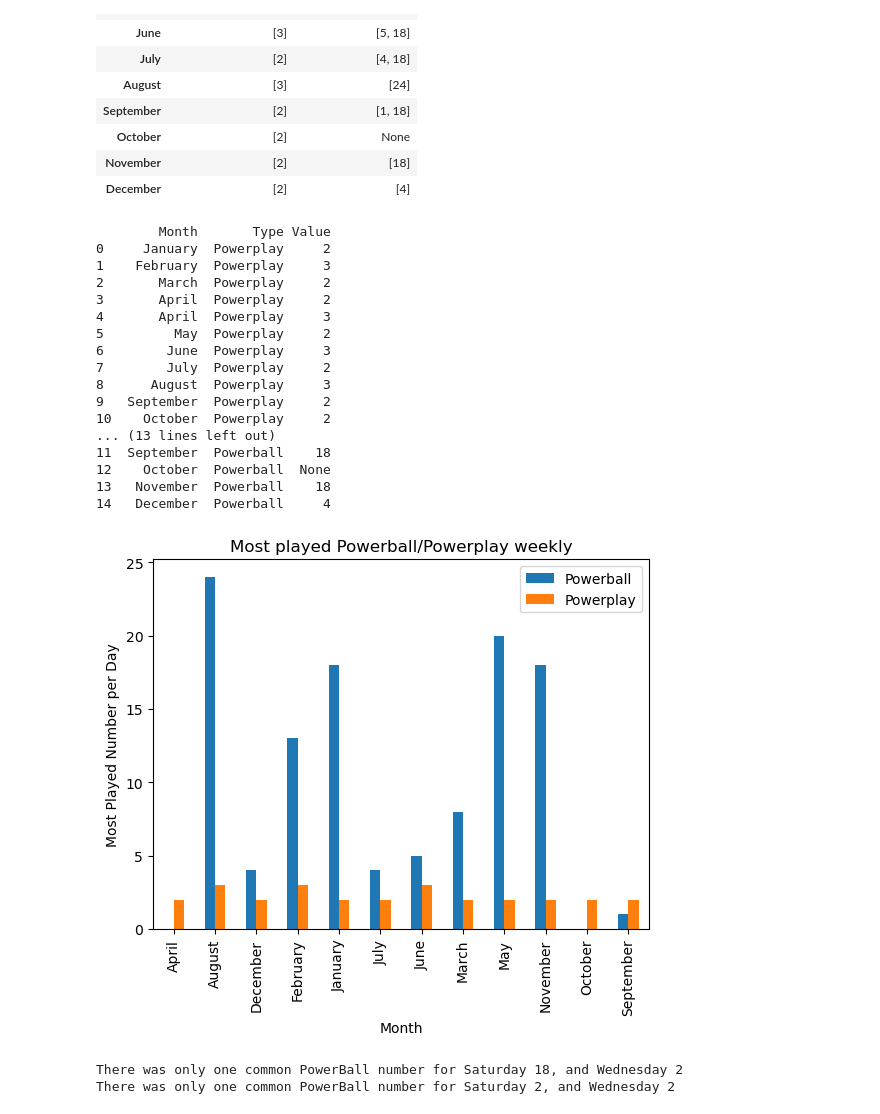
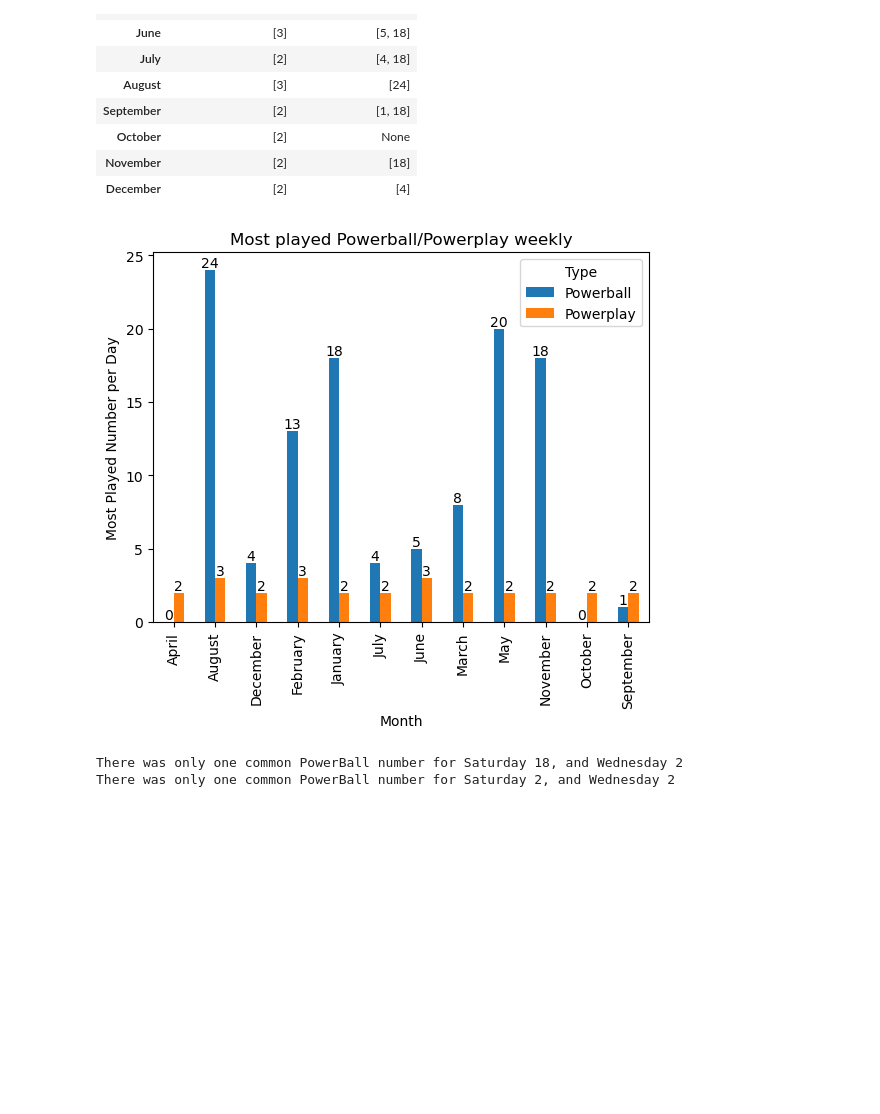
Before and after one commit to JLaydeJ/Project_1, a Jupyter notebook: Project_1_2020.ipynb, the cells around one changed output. Drawn from its saved outputs; the diff is of its cells as text; code cells hidden in the pictures; blank space fills up the shorter version.

```diff
--- a/Project_1_2020.ipynb
+++ b/Project_1_2020.ipynb
@@ -72,7 +72,8 @@ ax.set_xlabel("Weekday")
 ax.set_ylabel("Most Played Number per Day")
 ax.set_title('Most played Powerball/Powerplay weekly')
 ax.legend(title = 'Lottery', loc = 'upper right')
-
+for container in ax.containers:
+    ax.bar_label(container)
 plt.show()
 plt.tight_layout()
 # %% [output]
@@ -192,50 +193,35 @@ One of the most common powerball numbers for the year 2020 was August [3]
 # %%
 # question 2 Graphed
 
 # Explode my combined_common_months_2020 so that I can put it back into a dataframe that is more malleable for graphing
 powerplay_nums = combined_common_months_2020['Common Powerplays'].explode()
 powerball_nums = combined_common_months_2020['Common Powerballs'].explode()
 
 
 # Create a new DataFrame with the exploded data
 powerplay_nums_2020 = pd.DataFrame({'Month': powerplay_nums.index, 'Type': 'Powerplay', 'Value': powerplay_nums.values})
 powerball_nums_2020 = pd.DataFrame({'Month': powerball_nums.index, 'Type': 'Powerball', 'Value': powerball_nums.values})
 
 powerplay_powerball_nums_2020 = pd.concat([powerplay_nums_2020, powerball_nums_2020], axis = 0)
 
-print(powerplay_powerball_nums_2020)
+
 # https://pandas.pydata.org/docs/reference/api/pandas.pivot_table.html, https://pandas.pydata.org/pandas-docs/stable/user_guide/reshaping.html#reshaping-pivot
 # https://builtin.com/data-science/pandas-pivot-tables
 # Index is set to 'Month' in powerplay_powerball_nums_2020
 # Columns is set to 'Type' from powerplay_powerball_nums_2020 (powerball, powerplay)
 # values is set to 'Value' column which is the powerplay numbers and powerball numbers respectively.
 # The aggfunc took longer to figure out, it takes the first non-null value for each index and column values
 
-powerplay_powerball_nums_2020.pivot_table(index='Month', columns='Type', values='Value', aggfunc='first').plot(kind='bar')
+ax = powerplay_powerball_nums_2020.pivot_table(index='Month', columns='Type', values='Value', aggfunc='first').plot(kind='bar')
 plt.ylabel('Most Played Number per Day')
 plt.title('Most played Powerball/Powerplay weekly')
 plt.xticks(rotation=90)
-plt.legend(title=None)
+for container in ax.containers:
+    ax.bar_label(container)
+
 plt.show()
 # %% [output]
-        Month       Type Value
-0     January  Powerplay     2
-1    February  Powerplay     3
-2       March  Powerplay     2
-3       April  Powerplay     2
-4       April  Powerplay     3
-5         May  Powerplay     2
-6        June  Powerplay     3
-7        July  Powerplay     2
-8      August  Powerplay     3
-9   September  Powerplay     2
-10    October  Powerplay     2
-... (13 lines left out)
-11  September  Powerball    18
-12    October  Powerball  None
-13   November  Powerball    18
-14   December  Powerball     4
-[figure, old version]
+[figure, new version]
 # %%
 # generate a new dataframe to hold year data for weekday, powerplay, powerball
 year_tot_common_2020 = wa_lottery_df_2020.copy()
```
Also changed, not shown: parts of 1 cell of this notebook, 2 other files.
